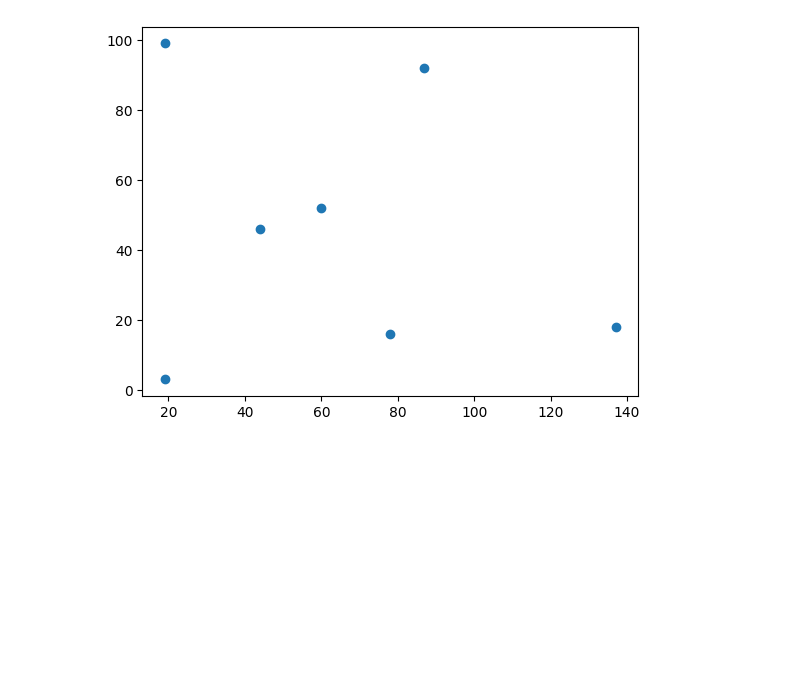
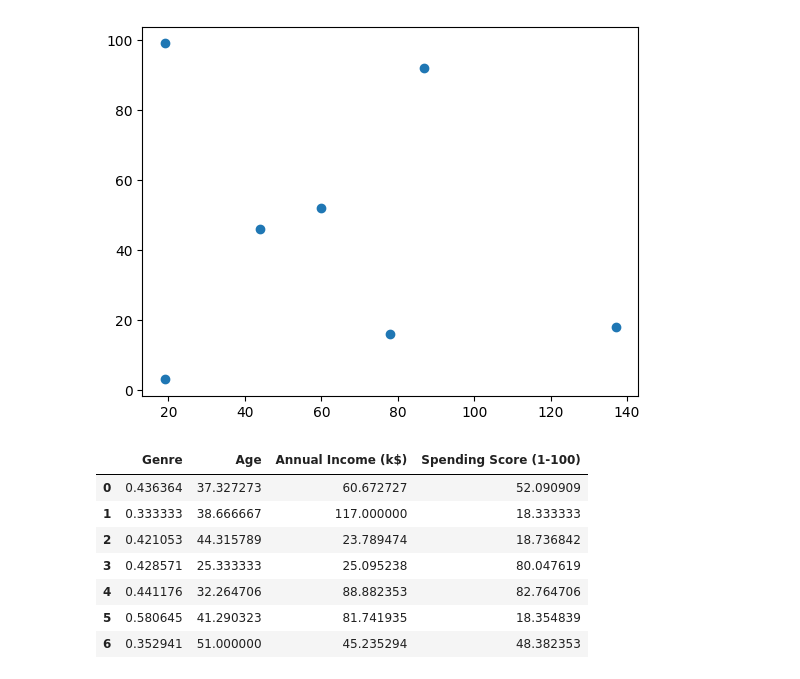
Before and after one commit to gitbhusalhubpramish/Mall-Customer, a Jupyter notebook: mall-custumer.ipynb, the cells around one changed output. Drawn from its saved outputs; the diff is of its cells as text; code cells hidden in the pictures; blank space fills up the shorter version.

```diff
--- a/mall-custumer.ipynb
+++ b/mall-custumer.ipynb
@@ -90,0 +93,19 @@ def predict():
+# %%
+dx = np.argmin(abs((cen.apply(lambda c: np.sqrt(((df-c.to_numpy())**2).sum(axis=1)), axis=1))).T, axis=1)
+c = pd.Series(dx).groupby(dx).apply(lambda x: x.index.tolist())
+csum = df.drop(columns=["CustomerID"]).groupby(dx).sum()
+# c.sum(axis=0)
+# np.sum(c, axis=1)
+# len(c[1])
+# csum.apply(lambda cen:c.to_numpy()/cen)
+csum.div(c.str.len(), axis=0)
+# csum.iloc[0]
+# %% [output]
+|  | Genre | Age | Annual Income (k$) | Spending Score (1-100) |
+| 0 | 0.436364 | 37.327273 | 60.672727 | 52.090909 |
+| 1 | 0.333333 | 38.666667 | 117.000000 | 18.333333 |
+| 2 | 0.421053 | 44.315789 | 23.789474 | 18.736842 |
+| 3 | 0.428571 | 25.333333 | 25.095238 | 80.047619 |
+| 4 | 0.441176 | 32.264706 | 88.882353 | 82.764706 |
+| 5 | 0.580645 | 41.290323 | 81.741935 | 18.354839 |
+| 6 | 0.352941 | 51.000000 | 45.235294 | 48.382353 |
```
Also changed, not shown: parts of 3 cells of this notebook.
